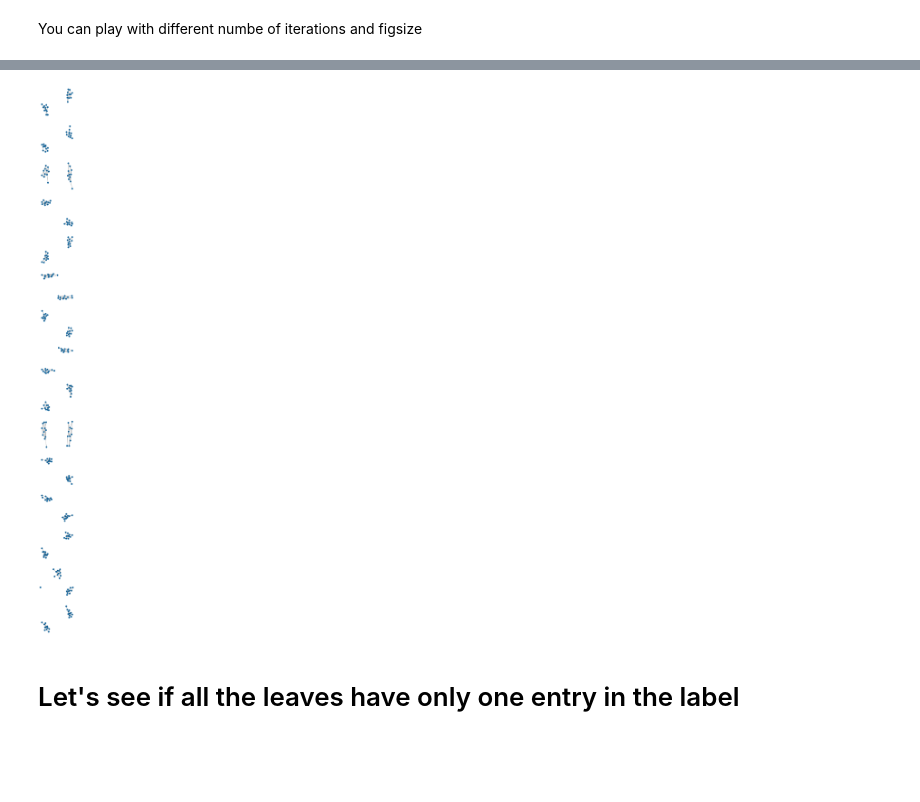
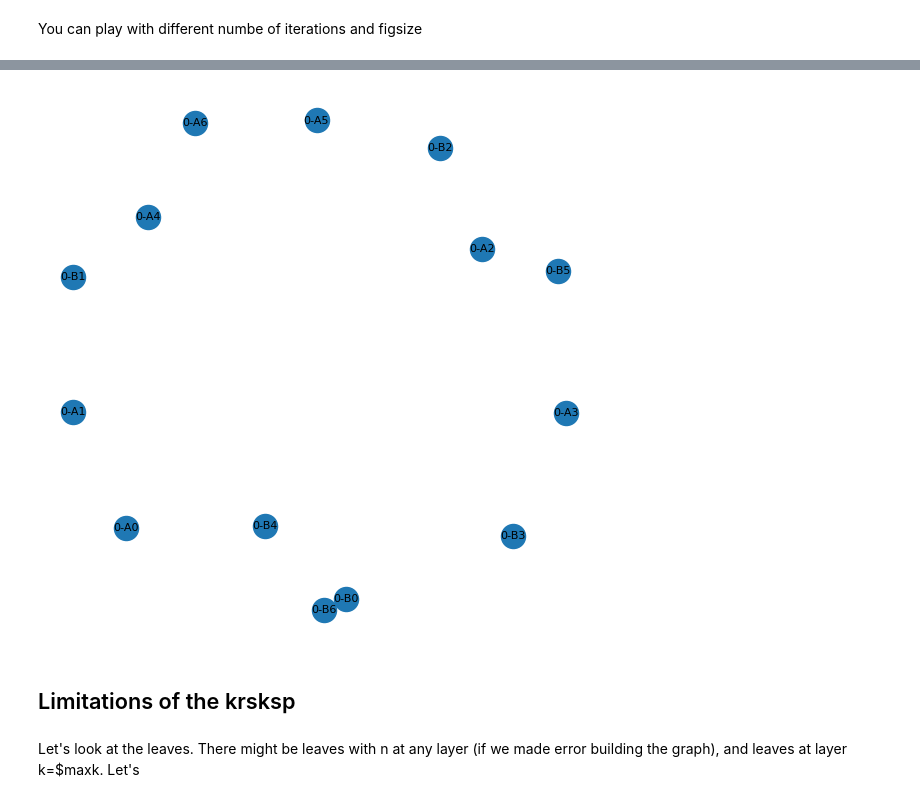
Before and after one commit to Scinawa/Experiments-group, a Jupyter notebook: EXP-on-graphs.ipynb, the cells around one changed output, grey strips where cells are left out. Drawn from its saved outputs; the diff is of its cells as text; code cells hidden in the pictures; blank space fills up the shorter version.

```diff
--- a/EXP-on-graphs.ipynb
+++ b/EXP-on-graphs.ipynb
@@ -168,9 +210,10 @@ Let's print some of those lottery tickets
 # %%
-fig, axs = plt.subplots(nrows=len(lottery_tickets), figsize=(7, 7*len(lottery_tickets)))
-for i, ticket in enumerate(lottery_tickets):
-    newgraph = nx.union(megadataset[0][ticket[1]], megadataset[0][ticket[2]], rename=("{}A".format(i), "{}B".format(i)))
-    pos = nx.spring_layout(newgraph, iterations=20)
-    #plt.figure(figsize=(7,7))
-    #axs[i].imshow()
-    nx.draw(newgraph, pos,  with_labels=True, font_size=8, ax=axs[i])
+if len(lottery_tickets) > 0:
+    fig, axs = plt.subplots(nrows=len(lottery_tickets), figsize=(7, 7*len(lottery_tickets)))
+    for i, ticket in enumerate(lottery_tickets):
+        newgraph = nx.union(raw_dataset[0][ticket[1]], raw_dataset[0][ticket[2]], rename=("{}A".format(i), "{}B".format(i)))
+        pos = nx.spring_layout(newgraph, iterations=20)
+        #plt.figure(figsize=(7,7))
+        #axs[i].imshow()
+        nx.draw(newgraph, pos,  with_labels=True, font_size=8, ax=axs[i])
 # %% [output]
@@ -190,0 +223,9 @@ print(sfortunelli)
+# %%
+non_singleton_nodes = {i:[] for i in range(7)}
+
+for node in G:
+    if len(node) > 2:
+        non_singleton_nodes[node[0]].append(node)
+
+print("The non singleton nodes are: ")
+pprint.pprint(non_singleton_nodes)
@@ -191,14 +250,18 @@ print(sfortunelli)
 # %%
-limit = 15
-fig, axs = plt.subplots(nrows=len(sfortunelli[:limit]), figsize=(7, 7*len(sfortunelli[:limit])))
-for i, ticket in enumerate(sfortunelli[:limit]):
-    newgraph = nx.union(megadataset[0][ticket[1]], megadataset[0][ticket[2]], rename=("{}A".format(i), "{}B".format(i)))
+limit = 5
+selected_k = 4
+
+fig, axs = plt.subplots(nrows=len(non_singleton_nodes[selected_k][:limit]), figsize=(7, 7*len(non_singleton_nodes[selected_k][:limit])))
+for i, ticket in enumerate(non_singleton_nodes[selected_k][:limit]):
+    newgraph = nx.union(raw_dataset[0][ticket[1]], raw_dataset[0][ticket[2]], rename=("{}-A".format(i), "{}-B".format(i)))
     pos = nx.spring_layout(newgraph, iterations=50)
-    #plt.figure(figsize=(7,7))
-    #axs[i].imshow()
-    nx.draw(newgraph, pos, ax=axs[i],  with_labels=True, font_size=8)
+    nx.draw(newgraph, pos, ax=axs,  with_labels=True, font_size=8)
+    #nx.draw(newgraph, pos, ax=axs[i],  with_labels=True, font_size=8)
+    # If there is more then one non_singleton_nodes[selected_k] we need to use axs[i] instead of axs
 # %% [output]
-[figure, old version]
+[figure, new version]
-# %% [markdown]
-# Let's see if all the leaves have only one entry in the label
+# %% [markdown]
+## Limitations of the krsksp
+# %% [markdown]
+Let's look at the leaves. There might be leaves with n at any layer (if we made error building the graph), and leaves at layer k=$maxk. Let's
 # %%
```
Also changed, not shown: parts of 35 cells of this notebook, 6 other files.
